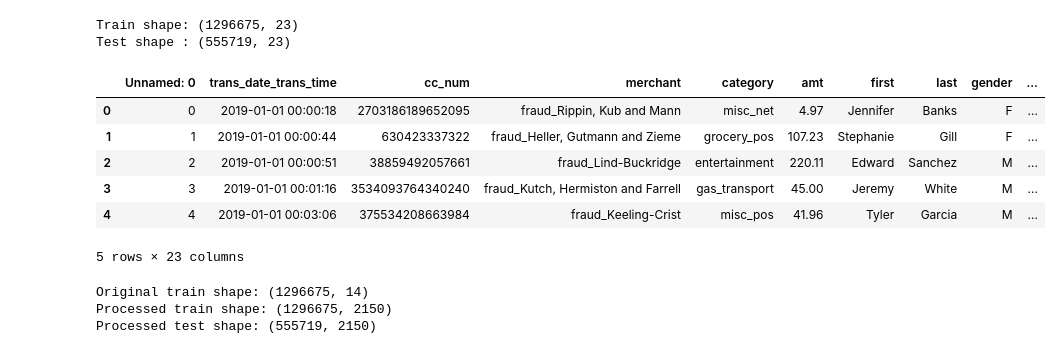
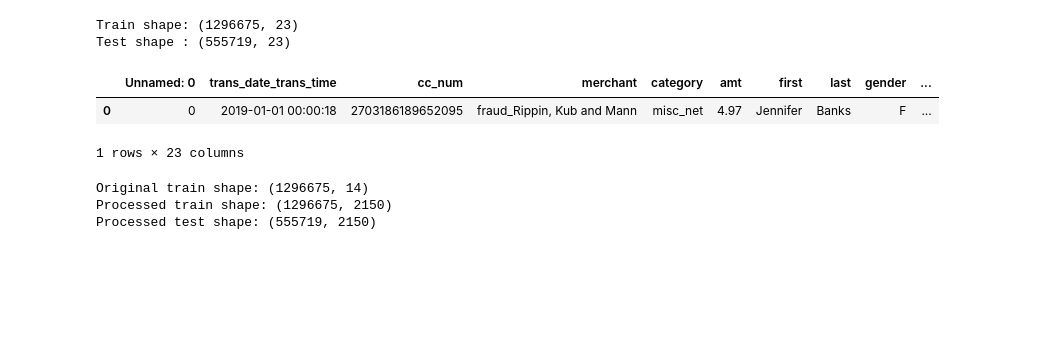
Before and after one commit to Aditya17-bot/Fraud_detection, a Jupyter notebook: fraud.ipynb, the cells around one changed output. Cells and saved outputs as stored; diff of their text form; code cells hidden in the pictures; blank space fills up the shorter version.

```diff
--- a/fraud.ipynb
+++ b/fraud.ipynb
@@ -17,23 +17,18 @@ from imblearn.over_sampling import SMOTE
 # %%
 train_path = 'fraudTrain.csv'
 test_path  = 'fraudTest.csv'
 
 train_df = pd.read_csv(train_path)
 test_df  = pd.read_csv(test_path)
 
 print("Train shape:", train_df.shape)
 print("Test shape :", test_df.shape)
-train_df.head()
 # %% [output]
 Train shape: (1296675, 23)
 Test shape : (555719, 23)
 |  | Unnamed: 0 | trans_date_trans_time | cc_num | merchant | category | amt | first | last | gender | ... |
 | 0 | 0 | 2019-01-01 00:00:18 | 2703186189652095 | fraud_Rippin, Kub and Mann | misc_net | 4.97 | Jennifer | Banks | F | ... |
-| 1 | 1 | 2019-01-01 00:00:44 | 630423337322 | fraud_Heller, Gutmann and Zieme | grocery_pos | 107.23 | Stephanie | Gill | F | ... |
-| 2 | 2 | 2019-01-01 00:00:51 | 38859492057661 | fraud_Lind-Buckridge | entertainment | 220.11 | Edward | Sanchez | M | ... |
-| 3 | 3 | 2019-01-01 00:01:16 | 3534093764340240 | fraud_Kutch, Hermiston and Farrell | gas_transport | 45.00 | Jeremy | White | M | ... |
-| 4 | 4 | 2019-01-01 00:03:06 | 375534208663984 | fraud_Keeling-Crist | misc_pos | 41.96 | Tyler | Garcia | M | ... |
-5 rows × 23 columns
+1 rows × 23 columns
 # %%
 from sklearn.preprocessing import OneHotEncoder, MinMaxScaler
 from sklearn.compose import ColumnTransformer
```
Also changed, not shown: parts of 14 cells of this notebook.
